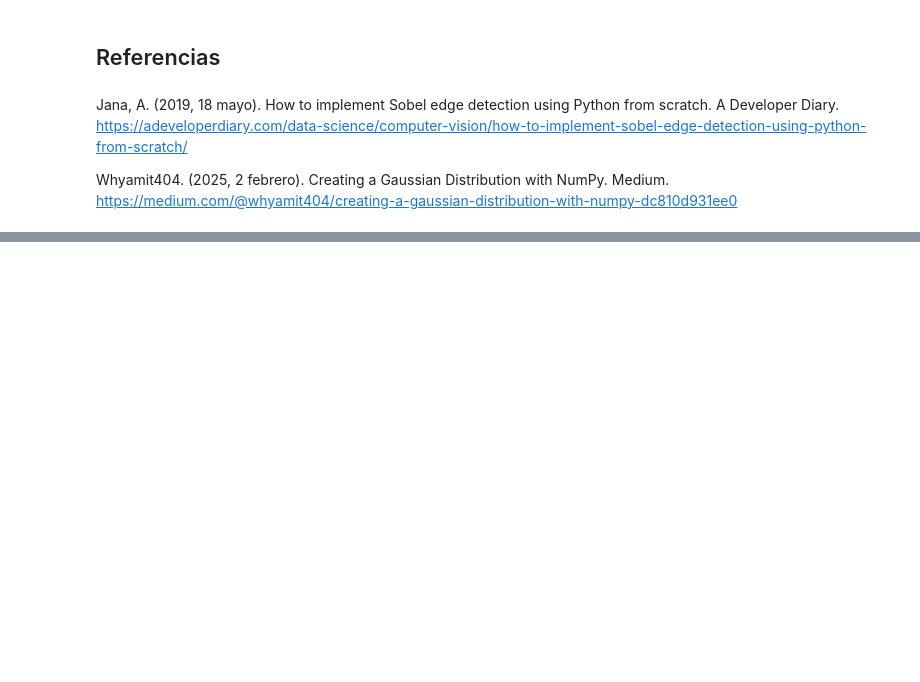
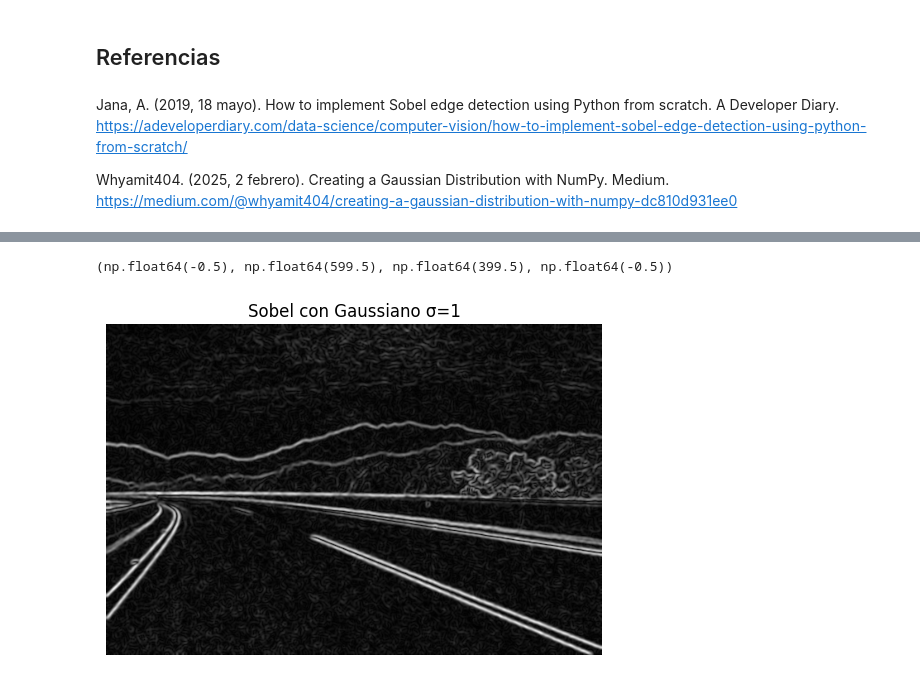
Before and after one commit to ArielaMishaanCohen/LAB1, a Jupyter notebook: LAB1.ipynb, the cells around one changed output, grey strips where cells are left out. Cells and saved outputs as stored; diff of their text form; code cells hidden in the pictures; blank space fills up the shorter version.

```diff
--- a/LAB1.ipynb
+++ b/LAB1.ipynb
@@ -161,0 +197,12 @@ Whyamit404. (2025, 2 febrero). Creating a Gaussian Distribution with NumPy. Medi
+# %%
+# Gaussiano σ = 1 (5x5)
+kernel_g1 = generar_gaussiano(5, sigma=1)
+img_suave_1 = mi_convolucion(img_ruido, kernel_g1)
+G_sigma1 = detectar_bordes_sobel(img_suave_1)[0]
+
+plt.imshow(G_sigma1, cmap='gray')
+plt.title("Sobel con Gaussiano σ=1")
+plt.axis("off")
+# %% [output]
+(np.float64(-0.5), np.float64(599.5), np.float64(399.5), np.float64(-0.5))
+[figure, added]
```
Also changed, not shown: parts of 13 cells of this notebook, 2 other files.
